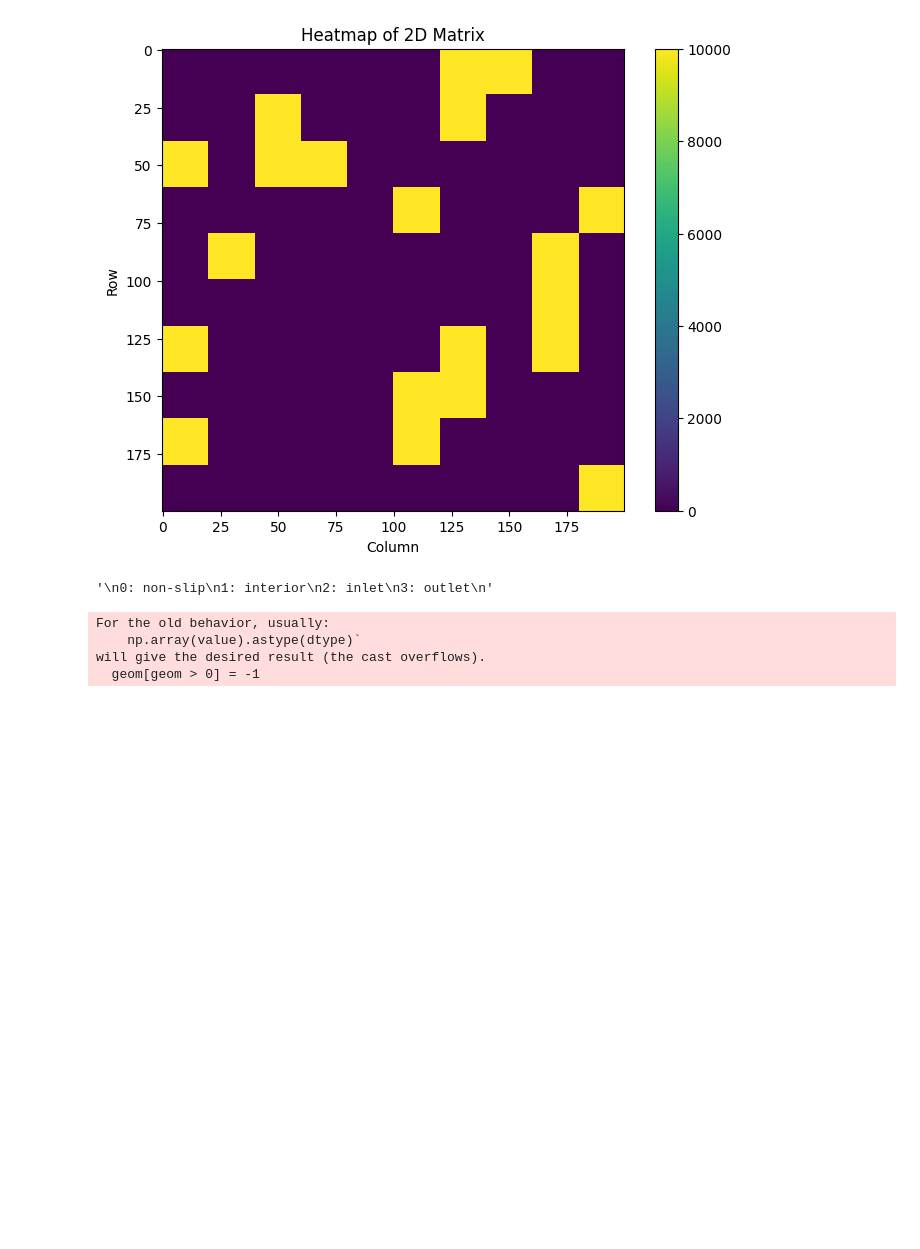
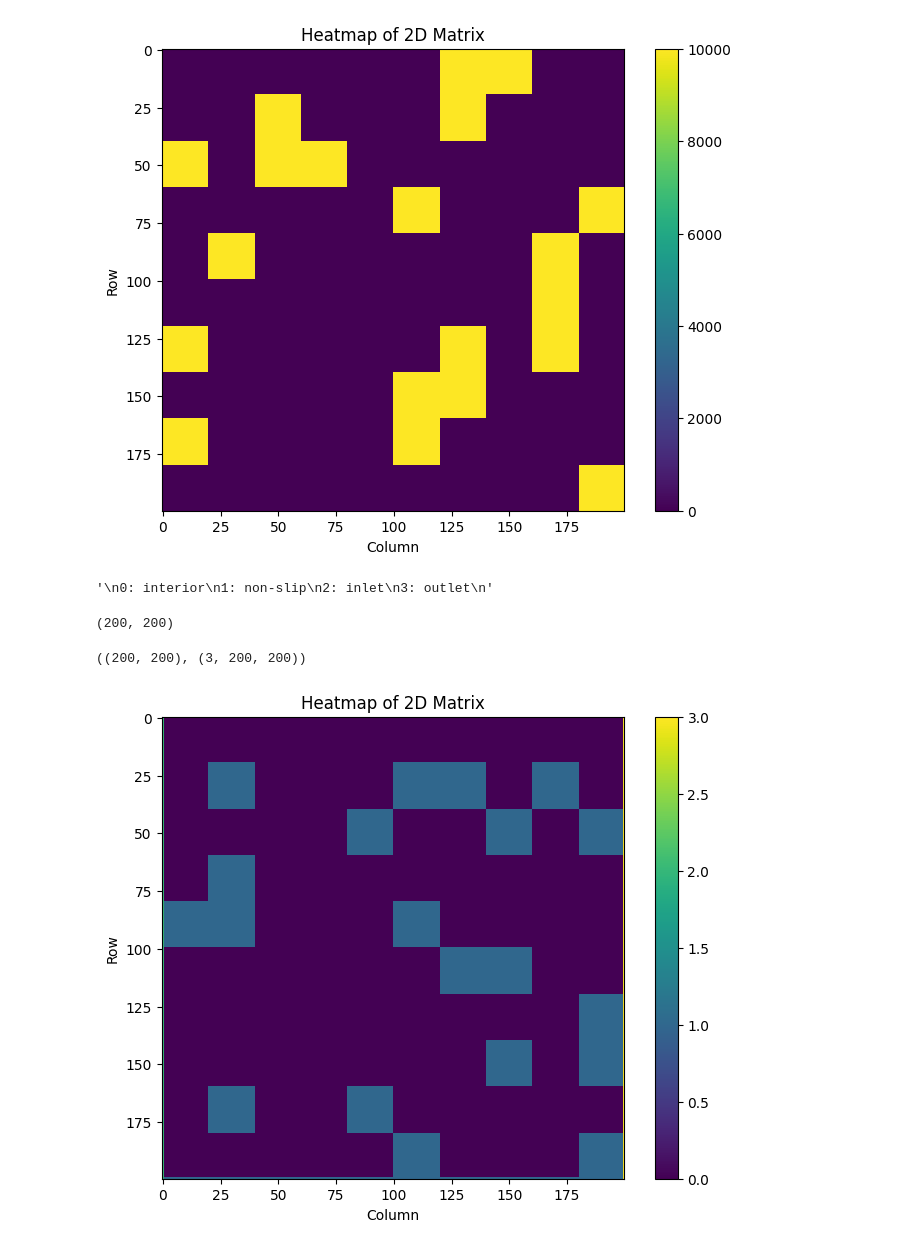
Before and after one commit to HERO-Kwon/2402_pinn_dry, a Jupyter notebook: PI_UNet_NSE/make_nse_geom.ipynb, the cells around one changed output. Drawn from its saved outputs; the diff is of its cells as text; code cells hidden in the pictures; blank space fills up the shorter version.

```diff
--- a/PI_UNet_NSE/make_nse_geom.ipynb
+++ b/PI_UNet_NSE/make_nse_geom.ipynb
@@ -32,27 +33,30 @@ plot_heatmap(matrix)
 # %%
 # make geometry
 '''
-0: non-slip
-1: interior
+0: interior
+1: non-slip
 2: inlet
 3: outlet
 '''
 # %% [output]
-'\n0: non-slip\n1: interior\n2: inlet\n3: outlet\n'
+'\n0: interior\n1: non-slip\n2: inlet\n3: outlet\n'
+# %%
+mat_file['F'].shape
+# %% [output]
+(200, 200)
 # %%
 def make_nse_geom(mat_file):
     geom = mat_file['F']
-    # 0보다 큰 모든 수를 1로 변환
-    geom[geom > 0] = -1
-    geom = geom + 1
-    geom[0,:] = 0
-    geom[-1,:] = 0
+    # 0 1 변환
+    geom[geom > 0] = 1
+    geom[0,:] = 1
+    geom[-1,:] = 1
 
     # non slip,interior
     geom[:,0] = 2
     geom[:,-1] = 3
 
-    mat_file['F'] = geom
+    mat_file['F'] = geom.astype('int')
 
     # 배열을 수직으로 스택
     nse_arr = np.stack((geom, geom, geom), axis=0)
@@ -69,13 +73,16 @@ def make_nse_geom(mat_file):
     nse_arr[1,index[0],index[1]] = 1
     nse_arr[2,index[0],index[1]] = 0
 
-    mat_file['u'] = nse_arr
+    mat_file['u'] = nse_arr.astype('int')
 
     return mat_file
 # %%
 mat_nse = make_nse_geom(mat_file)
-# %% [output]
-For the old behavior, usually:
-    np.array(value).astype(dtype)`
-will give the desired result (the cast overflows).
-  geom[geom > 0] = -1
+# %%
+mat_nse['F'].shape, mat_nse['u'].shape
+# %% [output]
+((200, 200), (3, 200, 200))
+# %%
+plot_heatmap(mat_nse['F'])
+# %% [output]
+[figure, added]
```
Also changed, not shown: parts of 4 cells of this notebook.
